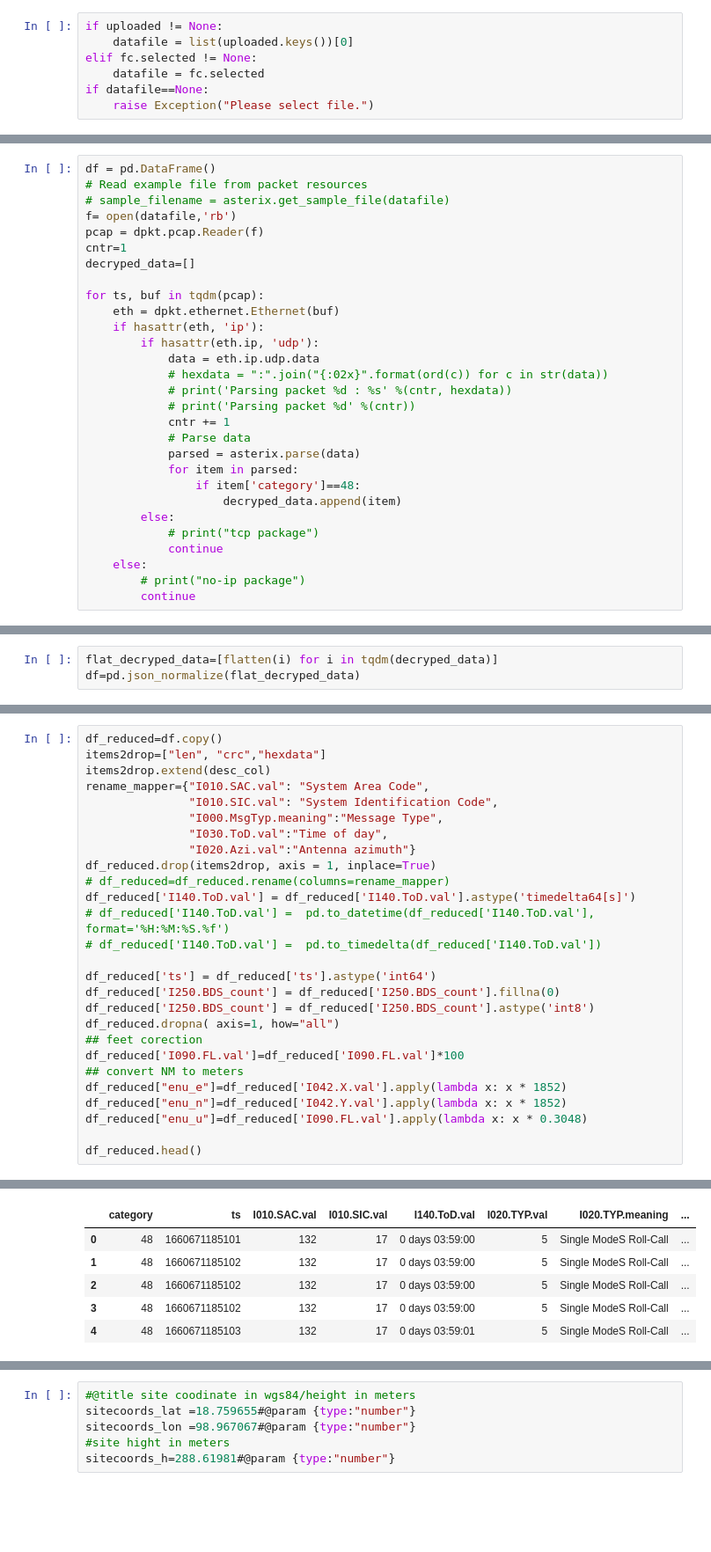
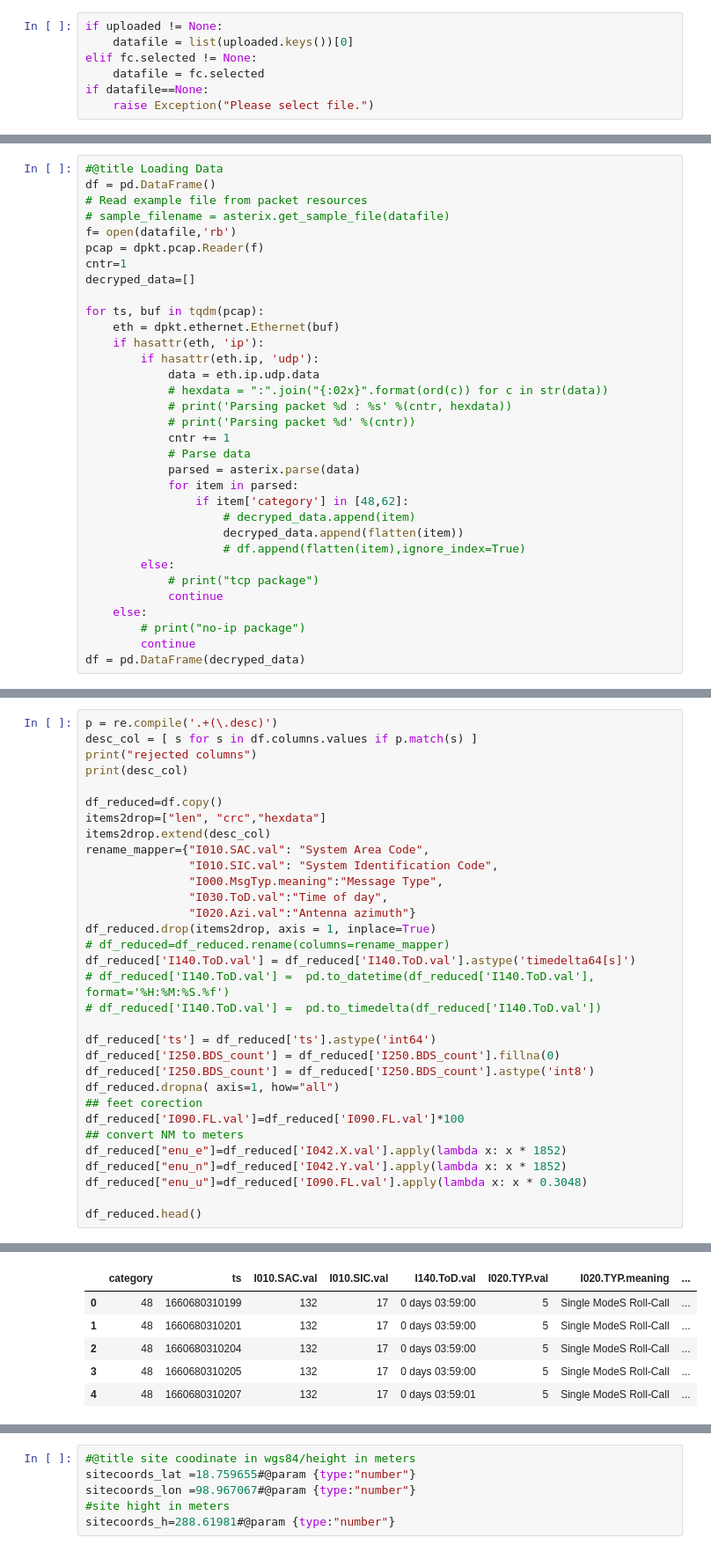
Before and after one commit to xkzy/asterix-analytical-plot, a Jupyter notebook: pcap_radar_analytic.ipynb, the cells around one changed output, grey strips where cells are left out. Shown at 88% size. Saved outputs shown, nothing was run; the diff lists cells and outputs as text; blank space fills up the shorter version.

```diff
--- a/pcap_radar_analytic.ipynb
+++ b/pcap_radar_analytic.ipynb
@@ -93,4 +125,5 @@ if datafile==None:
 # %%
+#@title Loading Data
 df = pd.DataFrame()
 # Read example file from packet resources
 # sample_filename = asterix.get_sample_file(datafile)
@@ -111,14 +144,17 @@ for ts, buf in tqdm(pcap):
             # Parse data
             parsed = asterix.parse(data)
             for item in parsed:
-                if item['category']==48:
-                    decryped_data.append(item)
+                if item['category'] in [48,62]:
+                    # decryped_data.append(item)
+                    decryped_data.append(flatten(item))
+                    # df.append(flatten(item),ignore_index=True)
         else:
             # print("tcp package")
             continue
     else:
         # print("no-ip package")
         continue
+df = pd.DataFrame(decryped_data)
 # %%
 decryped_data[0]
 # %% [output]
@@ -175,3 +177,0 @@ def flatten(d, parent_key='', sep='.'):
-# %%
-flat_decryped_data=[flatten(i) for i in tqdm(decryped_data)]
-df=pd.json_normalize(flat_decryped_data)
@@ -214,4 +198,9 @@ print(desc_col)
 # %%
+p = re.compile('.+(\.desc)')
+desc_col = [ s for s in df.columns.values if p.match(s) ]
+print("rejected columns")
+print(desc_col)
+
 df_reduced=df.copy()
 items2drop=["len", "crc","hexdata"]
 items2drop.extend(desc_col)
@@ -242,9 +233,9 @@ df_reduced.head()
 |  | category | ts | I010.SAC.val | I010.SIC.val | I140.ToD.val | I020.TYP.val | I020.TYP.meaning | ... |
-| 0 | 48 | 1660671185101 | 132 | 17 | 0 days 03:59:00 | 5 | Single ModeS Roll-Call | ... |
-| 1 | 48 | 1660671185102 | 132 | 17 | 0 days 03:59:00 | 5 | Single ModeS Roll-Call | ... |
-| 2 | 48 | 1660671185102 | 132 | 17 | 0 days 03:59:00 | 5 | Single ModeS Roll-Call | ... |
-| 3 | 48 | 1660671185102 | 132 | 17 | 0 days 03:59:00 | 5 | Single ModeS Roll-Call | ... |
-| 4 | 48 | 1660671185103 | 132 | 17 | 0 days 03:59:01 | 5 | Single ModeS Roll-Call | ... |
+| 0 | 48 | 1660680310199 | 132 | 17 | 0 days 03:59:00 | 5 | Single ModeS Roll-Call | ... |
+| 1 | 48 | 1660680310201 | 132 | 17 | 0 days 03:59:00 | 5 | Single ModeS Roll-Call | ... |
+| 2 | 48 | 1660680310204 | 132 | 17 | 0 days 03:59:00 | 5 | Single ModeS Roll-Call | ... |
+| 3 | 48 | 1660680310205 | 132 | 17 | 0 days 03:59:00 | 5 | Single ModeS Roll-Call | ... |
+| 4 | 48 | 1660680310207 | 132 | 17 | 0 days 03:59:01 | 5 | Single ModeS Roll-Call | ... |
 # %%
 print(df_reduced.dtypes)
 # %% [output]
```
Also changed, not shown: parts of 17 cells of this notebook.
